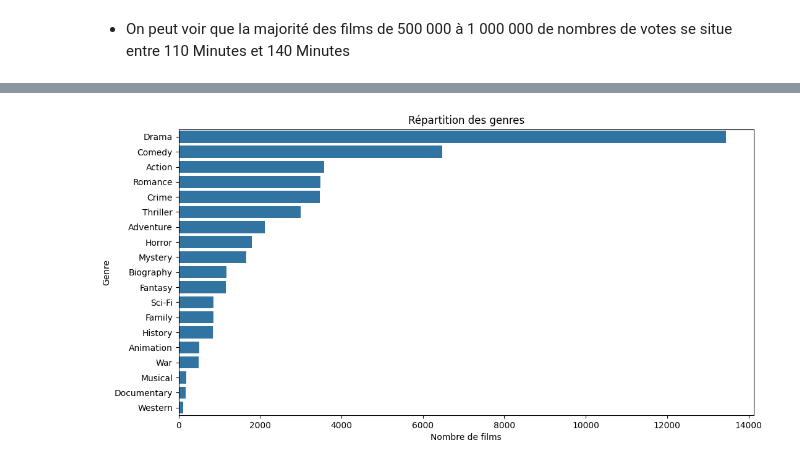
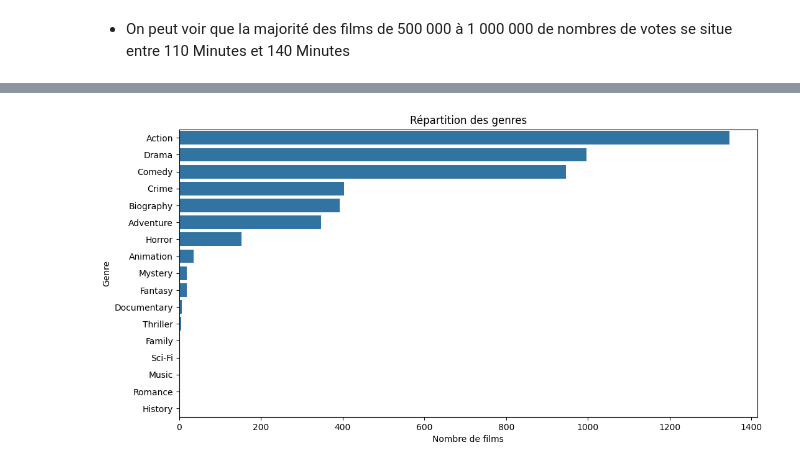
Before and after one commit to Patrick-NII/Projet-Data-IA, a Jupyter notebook: Merged_all_tables/merged_all_tables.ipynb, the cells around one changed output, grey strips where cells are left out. Saved outputs shown, nothing was run; the diff lists cells and outputs as text; code cells hidden in the pictures.

```diff
--- a/Merged_all_tables/merged_all_tables.ipynb
+++ b/Merged_all_tables/merged_all_tables.ipynb
@@ -220,13 +214,13 @@ plt.show()
 # %%
 # Diagramme en barres pour les genres
 plt.figure(figsize=(12, 6))
-sns.countplot(y=df_merged['genres'], order = df_merged['genres'].value_counts().index)
+sns.countplot(y=df_merged['genre1'], order = df_merged['genre1'].value_counts().index)
 plt.title('Répartition des genres')
 plt.xlabel('Nombre de films')
 plt.ylabel('Genre')
 plt.show()
 # %% [output]
-[figure, old version]
+[figure, new version]
 # %%
 # les réalisateurs les plus sollicités
 # Ajouter les années
```
Also changed, not shown: parts of 16 cells of this notebook.
